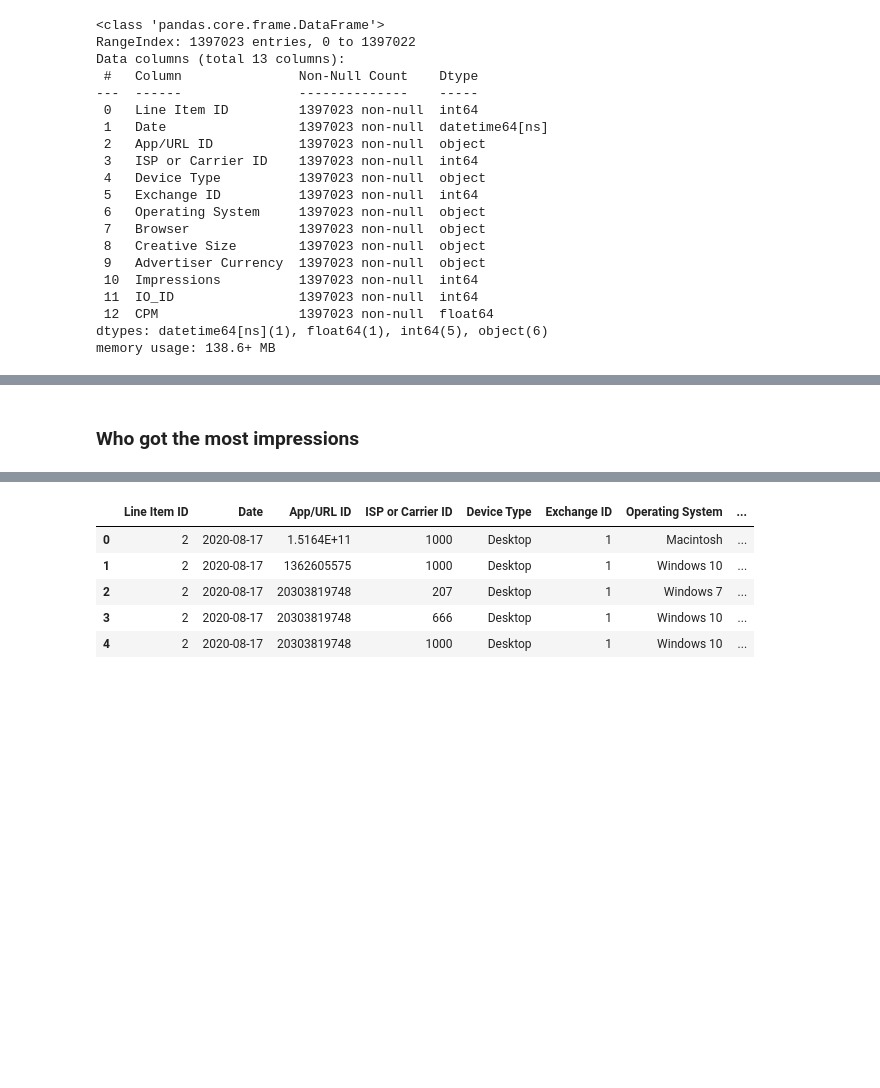
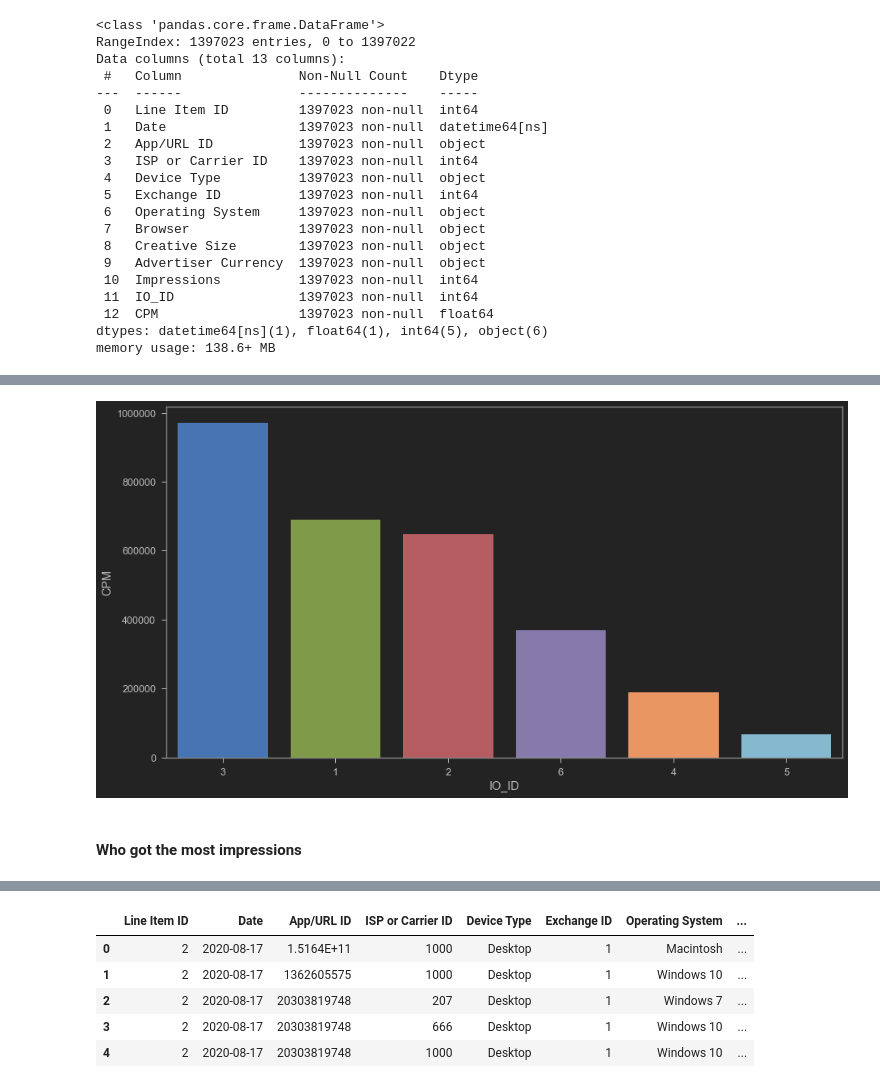
Before and after one commit to shiva-kumarj/CPM-prediction-with-MiQ, a Jupyter notebook: code/CPM-EDA.ipynb, the cells around one changed output, grey strips where cells are left out. Drawn from its saved outputs; the diff is of its cells as text; code cells hidden in the pictures; blank space fills up the shorter version.

```diff
--- a/code/CPM-EDA.ipynb
+++ b/code/CPM-EDA.ipynb
@@ -232,2 +233,14 @@ fig.show()
+# %%
+impression_expenditure = df.groupby("IO_ID", as_index = False)\
+.sum()[['IO_ID','CPM']]\
+.sort_values('CPM', ascending = False)
+
+plt.figure(figsize = (15, 8))
+sns.barplot(data = impression_expenditure,
+            x = 'IO_ID', y = 'CPM',
+            order = impression_expenditure['IO_ID'])
+plt.show()
+# %% [output]
+[figure, added]
 # %% [markdown]
-### Who got the most impressions
+#### Who got the most impressions
```
Also changed, not shown: parts of 46 cells of this notebook.
